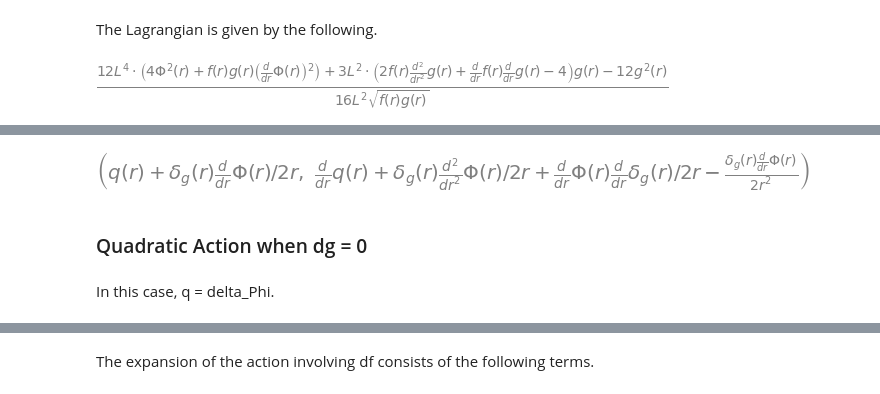
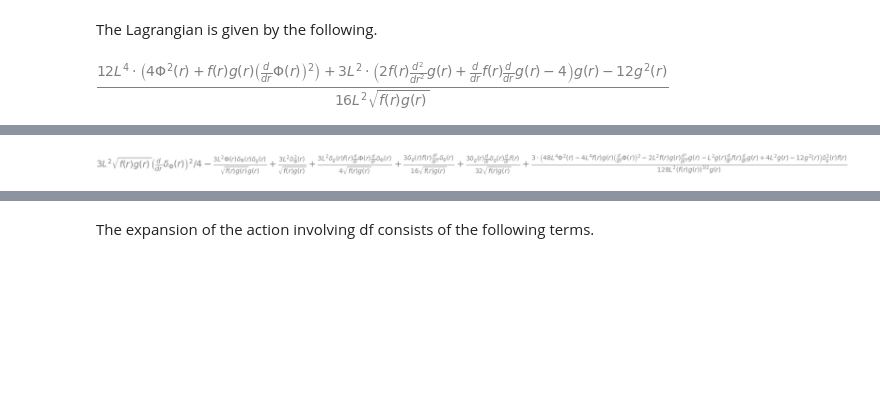
Before and after one commit to jchryssanthacopoulos/wormholes, a Jupyter notebook: second_order_action_analysis.ipynb, the cells around one changed output, grey strips where cells are left out. Drawn from its saved outputs; the diff is of its cells as text; code cells hidden in the pictures; blank space fills up the shorter version.

```diff
--- a/second_order_action_analysis.ipynb
+++ b/second_order_action_analysis.ipynb
@@ -34,6 +40,7 @@ ddelta_f = sympy.diff(delta_f, r)
 # %%
 delta_g = sympy.Function('delta_g')(r)
 ddelta_g = sympy.diff(delta_g, r)
+dddelta_g = sympy.diff(ddelta_g, r)
 # %%
 delta_Phi = sympy.Function('delta_Phi')(r)
 ddelta_Phi = sympy.diff(delta_Phi, r)
@@ -42,18 +49,13 @@ Compute the Phi (q) part of the action.
-# %%
-q = sympy.Function('q')(r)
-dphi = q + sympy.diff(Phi, r) * delta_g / (2 * r)
-dphidr = sympy.diff(dphi, r)
-dphi, dphidr
-# %% [output]
-[figure, removed]
 # %%
-ddS_gg = sympy.simplify(sympy.diff(sympy.diff(lagrangian, g), g))
-ddS_phiphi = sympy.simplify(sympy.diff(sympy.diff(lagrangian, Phi), Phi))
-ddS_dphidphi = sympy.simplify(sympy.diff(sympy.diff(lagrangian, dPhi), dPhi))
+# make sure to divide appropriate terms by two so it doesn't interfere with integration by parts later
+ddS_gg = sympy.simplify(sympy.diff(sympy.diff(lagrangian, g), g)) / 2
+ddS_phiphi = sympy.simplify(sympy.diff(sympy.diff(lagrangian, Phi), Phi)) / 2
+ddS_dphidphi = sympy.simplify(sympy.diff(sympy.diff(lagrangian, dPhi), dPhi)) / 2
 ddS_gphi = sympy.simplify(sympy.diff(sympy.diff(lagrangian, g), Phi))
 ddS_gdg = sympy.simplify(sympy.diff(sympy.diff(lagrangian, g), dg))
 ddS_gdphi = sympy.simplify(sympy.diff(sympy.diff(lagrangian, g), dPhi))
 ddS_phidg = sympy.simplify(sympy.diff(sympy.diff(lagrangian, phi), dg))
 ddS_phidphi = sympy.simplify(sympy.diff(sympy.diff(lagrangian, Phi), dPhi))
-ddS_dgdg = sympy.simplify(sympy.diff(sympy.diff(lagrangian, dg), dg))
+ddS_dgdg = sympy.simplify(sympy.diff(sympy.diff(lagrangian, dg), dg)) / 2
 ddS_dgdphi = sympy.simplify(sympy.diff(sympy.diff(lagrangian, dg), dPhi))
+ddS_gddg = sympy.simplify(sympy.diff(sympy.diff(lagrangian, g), ddg))  # involves second derivative
@@ -73,4 +62,17 @@ action_q = (
-# %% [markdown]
-### Quadratic Action when dg = 0
-# %% [markdown]
-In this case, q = delta_Phi.
+# %%
+action_Phi_g = (
+    delta_g ** 2 * ddS_gg +
+    delta_Phi ** 2 * ddS_phiphi +
+    ddelta_Phi ** 2 * ddS_dphidphi +
+    delta_g * delta_Phi * ddS_gphi +
+    delta_g * ddelta_g * ddS_gdg +
+    delta_g * ddelta_Phi * ddS_gdphi +
+    delta_Phi * ddelta_g * ddS_phidg +
+    delta_Phi * ddelta_Phi * ddS_phidphi +
+    ddelta_g ** 2 * ddS_dgdg +
+    ddelta_g * ddelta_Phi * ddS_dgdphi +
+    delta_g * dddelta_g * ddS_gddg
+)
+action_Phi_g
+# %% [output]
+[figure, added]
```
Also changed, not shown: parts of 67 cells of this notebook, 2 other files.
